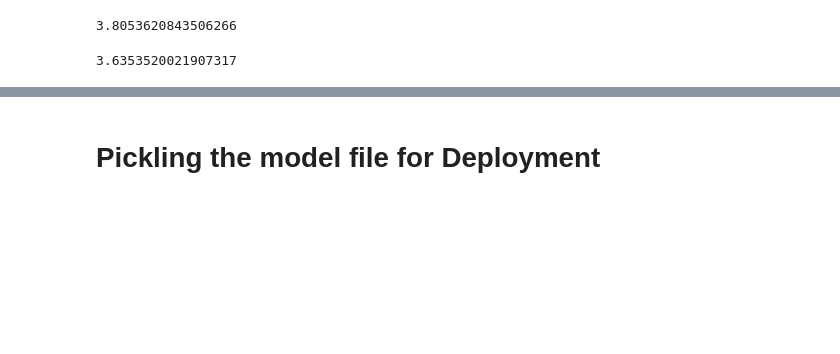
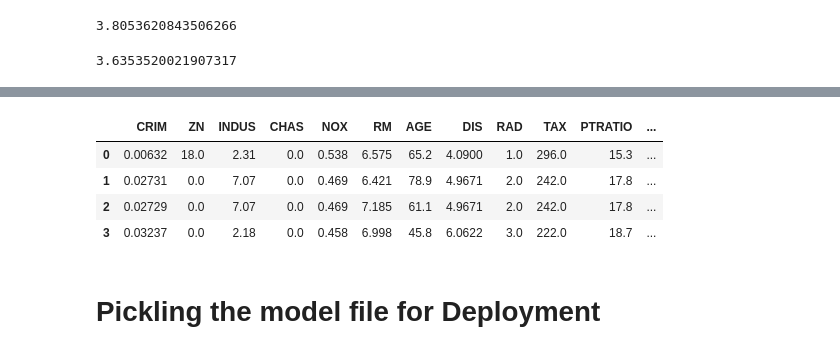
Before and after one commit to MatveyKhylma/simple_end_to_end_model, a Jupyter notebook: ML project.ipynb, the cells around one changed output, grey strips where cells are left out. Cells and saved outputs as stored; diff of their text form; code cells hidden in the pictures; blank space fills up the shorter version.

```diff
--- a/ML project.ipynb
+++ b/ML project.ipynb
@@ -672,0 +666,3 @@ np.sqrt(-1*crossval['test_score'].mean())
+# %%
+new_data = data.drop(['INDUS_group', 'RAD_group', 'target'], axis=1).iloc[:4].values
+new_data
@@ -672,0 +682,41 @@ np.sqrt(-1*crossval['test_score'].mean())
+# %%
+# Напишем обработку новых данных виде функции
+def process_data(array):
+    # две функции для бинаризации двух признаков
+    def INDUS_split_to_groups(value):
+        if value <= 4.15:
+            return 1
+        elif value <= 15.04:
+            return 2
+        else:
+            return 3
+
+    def RAD_split_to_groups(value):
+        if value in [1, 2, 3]:
+            return 1
+        elif value in [4, 5, 6]:
+            return 2
+        elif value in [7, 8]:
+            return 3
+        else:
+            return 4
+
+    columns = np.array(['CRIM', 'ZN', 'INDUS', 'CHAS', 'NOX', 'RM', 'AGE', 'DIS', 'RAD',
+                        'TAX', 'PTRATIO', 'B', 'LSTAT'])
+
+    if type(array[0]) != type(columns):
+        array = array.reshape(1, -1)
+    dataframe = pd.DataFrame(array, columns = columns)
+
+    dataframe['INDUS_group'] = dataframe.INDUS.apply(lambda x: INDUS_split_to_groups(x))
+    dataframe['RAD_group'] = dataframe.RAD.apply(lambda x: RAD_split_to_groups(x))
+
+    return dataframe
+# %%
+process_data(new_data)
+# %% [output]
+|  | CRIM | ZN | INDUS | CHAS | NOX | RM | AGE | DIS | RAD | TAX | PTRATIO | ... |
+| 0 | 0.00632 | 18.0 | 2.31 | 0.0 | 0.538 | 6.575 | 65.2 | 4.0900 | 1.0 | 296.0 | 15.3 | ... |
+| 1 | 0.02731 | 0.0 | 7.07 | 0.0 | 0.469 | 6.421 | 78.9 | 4.9671 | 2.0 | 242.0 | 17.8 | ... |
+| 2 | 0.02729 | 0.0 | 7.07 | 0.0 | 0.469 | 7.185 | 61.1 | 4.9671 | 2.0 | 242.0 | 17.8 | ... |
+| 3 | 0.03237 | 0.0 | 2.18 | 0.0 | 0.458 | 6.998 | 45.8 | 6.0622 | 3.0 | 222.0 | 18.7 | ... |
```
Also changed, not shown: parts of 39 cells of this notebook, 5 other files.
